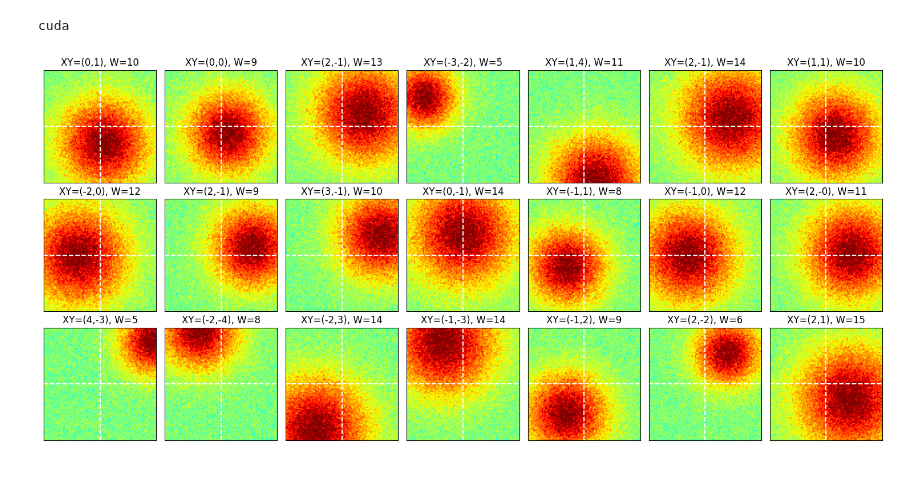
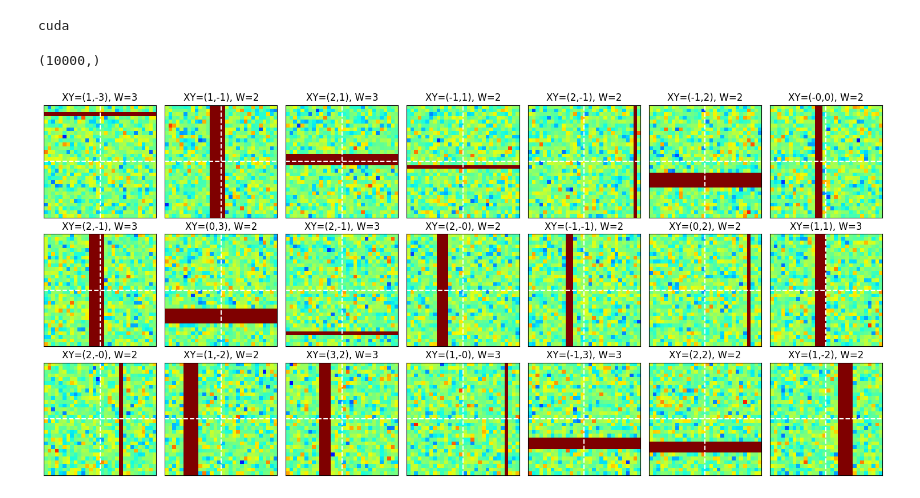
Before and after one commit to elmoghany/DL-CNN-PyTorch-neuroscience-gaussian-perception, a Jupyter notebook: DL-CNN-PyTorch-neuroscience-gaussian-perception.ipynb, the cells around one changed output. Cells and saved outputs as stored; diff of their text form; code cells hidden in the pictures.

```diff
--- a/DL-CNN-PyTorch-neuroscience-gaussian-perception.ipynb
+++ b/DL-CNN-PyTorch-neuroscience-gaussian-perception.ipynb
@@ -43,45 +42,64 @@ transform = T.Compose([
     #T.RandomHorizontalFlip(p=0.5)
 ])
 # %%
-# Create Gaussian blurs with different widths
-nGauss  = 1000
-imgSize = 91
+nImages = 10000
+imgSize = 30
 
-x = np.linspace(-4,4,imgSize)
+x   = np.linspace(-4,4,imgSize)
 X,Y = np.meshgrid(x,x)
 
+
 # initialize tensors containing images and labels
-images = torch.zeros(nGauss,1,imgSize,imgSize)
-labels = torch.zeros(nGauss,3)
+images = torch.zeros(nImages,1,imgSize,imgSize)
+labels = torch.zeros(nImages,1)
+labels = torch.zeros(nImages,3)
+slope = np.random.uniform(-30,30,10000)
+print(slope.shape)
 
-for i in range(nGauss):
+for i in range(nImages):
 
-    # location and width parameters
-    loc = np.max(x)/2 * np.random.randn(2) # center coordinate
-    wid = np.random.rand()*10 + 5 # width of Gaussian
+    # create the gaussian random offset
+    ro = 2*np.random.randn(2)
 
-    # create the gaussian with random centers
-    G  = np.exp( -( (X-loc[0])**2 + (Y-loc[1])**2) / wid )
-    G  = G + np.random.randn(imgSize,imgSize)/10
+    # create the gaussian random width
+    width = np.random.rand()/.6 + 1.8
+
+    # Create the gaussian equation with RO & Width
+    # G  = np.exp( -( (X-ro[0])**2 + (Y-ro[1])**2) / (2*width**2) )
+
+    # add noise ...
+    amountOfNoise = 1/5
+    G  = np.random.randn(imgSize,imgSize)*amountOfNoise
+
+    # add a random bar randomly
+    i1 = np.random.choice(np.arange(1,imgSize))
+    i2 = np.random.choice(np.arange(1,5))
+    if np.random.randn()>0:
+        G[i1:i1+i2,] = 1
+    else:
+        G[:,i1:i1+i2] = 1
 
     # add to the tensor
     images[i,:,:,:] = torch.Tensor(G).view(1,imgSize,imgSize)
-    labels[i,:] = torch.Tensor( [loc[0],loc[1],wid] )
+    labels[i,:] = torch.Tensor( [ro[0],ro[1],width] )
+# %% [output]
+(10000,)
 # %%
 # visualize some images
 fig,axs = plt.subplots(3,7,figsize=(15,7))
 
 for i,ax in enumerate(axs.flatten()):
-    whichpic = np.random.randint(nGauss)
+    whichpic = np.random.randint(nImages)
     G = np.squeeze( images[whichpic,:,:] )
     ax.imshow(G,vmin=-1,vmax=1,cmap='jet',extent=[-4,4,-4,4],origin='upper')
+    # ax.imshow(G,vmin=-1,vmax=1,cmap='jet')#,extent=[-4,4,-4,4],origin='upper')
     ax.set_title(f'XY=({labels[whichpic,0]:.0f},{labels[whichpic,1]:.0f}), W={labels[whichpic,2]:.0f}')
     ax.plot([-4,4],[0,0],'w--')
     ax.plot([0,0],[-4,4],'w--')
     ax.set_xticks([])
     ax.set_yticks([])
 
 plt.tight_layout()
 plt.show()
 # %% [output]
-[figure, old version]
+[figure, new version]
```
Also changed, not shown: parts of 2 cells of this notebook.
